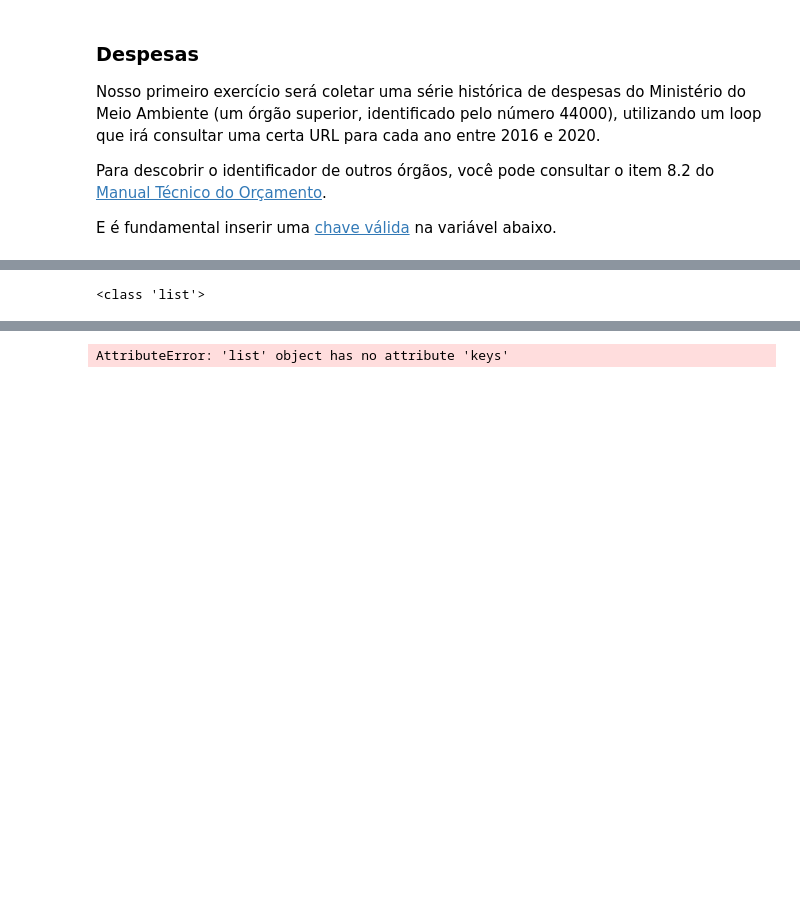
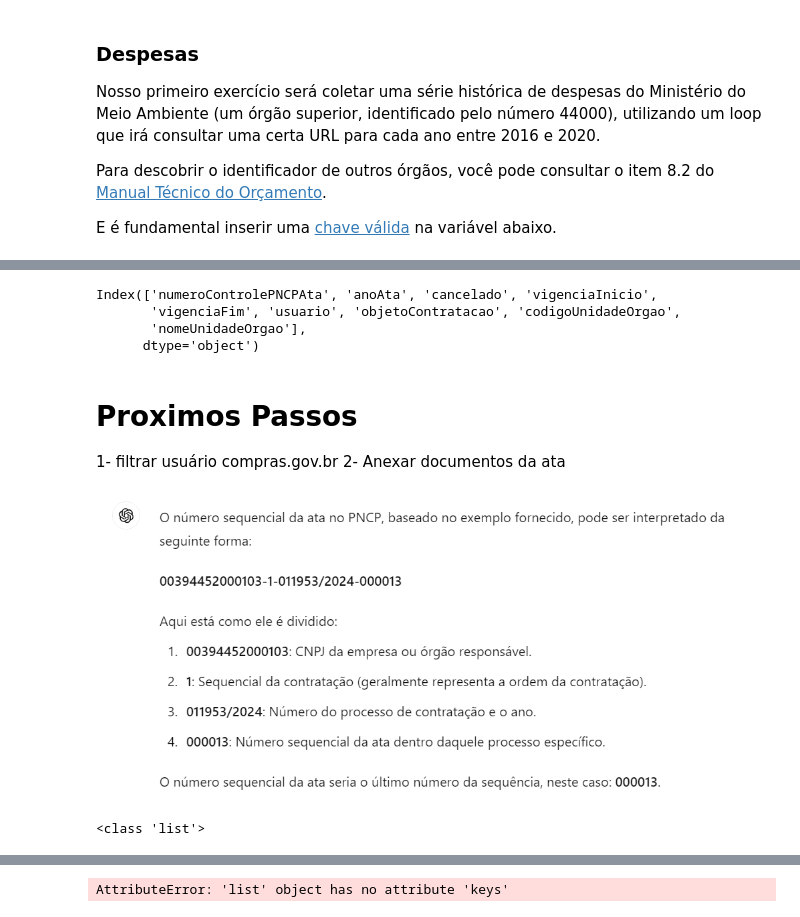
Before and after one commit to ricardofelippe/Mapa, a Jupyter notebook: Explorando_Atas_Licitacao_via_API.ipynb, the cells around one changed output, grey strips where cells are left out. Drawn from its saved outputs; the diff is of its cells as text; code cells hidden in the pictures; blank space fills up the shorter version.

Commit message:
InserindoDadosAtas

```diff
--- a/Explorando_Atas_Licitacao_via_API.ipynb
+++ b/Explorando_Atas_Licitacao_via_API.ipynb
@@ -11173,7 +148,21 @@ data.columns = ['anoAta', 'cancelado', 'vigenciaInicio',"vigenciaFim","usuario",
  # Rename the
 
 data.to_excel("output.xlsx",sheet_name='Sheet_name_1')
-# %%
-print(type(vigenciaInicio))
-# %% [output]
-<class 'list'>
+# %%
+# Analisando dataset
+data.shape
+data.columns
+# %% [output]
+Index(['numeroControlePNCPAta', 'anoAta', 'cancelado', 'vigenciaInicio',
+       'vigenciaFim', 'usuario', 'objetoContratacao', 'codigoUnidadeOrgao',
+       'nomeUnidadeOrgao'],
+      dtype='object')
+# %% [markdown]
+# Proximos Passos
+
+1- filtrar usuário compras.gov.br
+2- Anexar documentos da ata
+# %%
+Image("explicacaoNumeracaoPNCP.png")
+# %% [output]
+[figure, added]
@@ -11180,2 +173,15 @@ print(type(vigenciaInicio))
+# %%
+# Anexando documentos da ata no dataset
+# URL BASE= https://pncp.gov.br/api/pncp/v1/orgaos/{cnpj}/compras/{anoCompra}/{sequencialCompra/atas/{sequencialAta}/arquivos
+
+for ano in range(2016, 2019):
+
+    url = f'http://www.transparencia.gov.br/api-de-dados/despesas/por-orgao?ano={ano}&orgaoSuperior=44000&pagina=1'
+    # esta URL foi gerada a partir da consulta por órgão no swagger
+
+    # aqui, fazemos a consulta e obtemos o resultado para cada ano em JSON
+    r_orgao = requests.get(url, verify=True,headers=chave).json()
+# %% [output]
+<class 'list'>
 # %%
 vigenciaInicio
```
Also changed, not shown: parts of 9 cells of this notebook, 3 other files.
